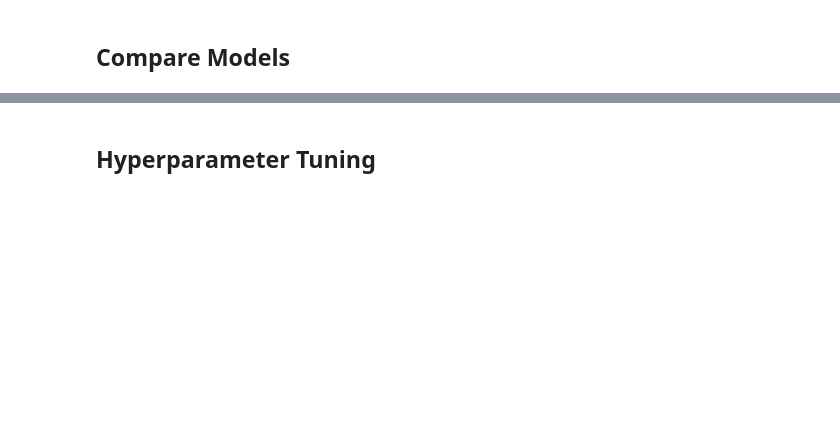
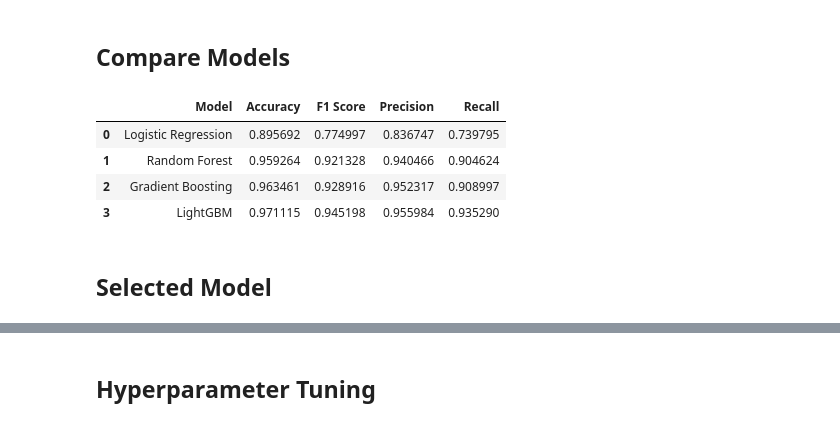
Before and after one commit to leonardoccarv/ChurnBankDetection, a Jupyter notebook: ChurnBankDetection.ipynb, the cells around one changed output, grey strips where cells are left out. Drawn from its saved outputs; the diff is of its cells as text; code cells hidden in the pictures; blank space fills up the shorter version.

Commit message:
select final model and tuning

```diff
--- a/ChurnBankDetection.ipynb
+++ b/ChurnBankDetection.ipynb
@@ -949,2 +965,21 @@ shap.summary_plot(shap_values[:, :, 0], X)
 # %% [markdown]
 ## Compare Models
+# %%
+# models
+models = {
+    'Logistic Regression': LogisticRegression(random_state=42),
+    'Random Forest': RandomForestClassifier(random_state=42),
+    'Gradient Boosting': GradientBoostingClassifier(random_state=42),
+    'LightGBM': lgb.LGBMClassifier(random_state=42)
+}
+
+summary_table = build_summary_table(models, X_train, y_train)
+summary_table
+# %% [output]
+|  | Model | Accuracy | F1 Score | Precision | Recall |
+| 0 | Logistic Regression | 0.895692 | 0.774997 | 0.836747 | 0.739795 |
+| 1 | Random Forest | 0.959264 | 0.921328 | 0.940466 | 0.904624 |
+| 2 | Gradient Boosting | 0.963461 | 0.928916 | 0.952317 | 0.908997 |
+| 3 | LightGBM | 0.971115 | 0.945198 | 0.955984 | 0.935290 |
+# %% [markdown]
+## Selected Model
```
Also changed, not shown: parts of 21 cells of this notebook.
